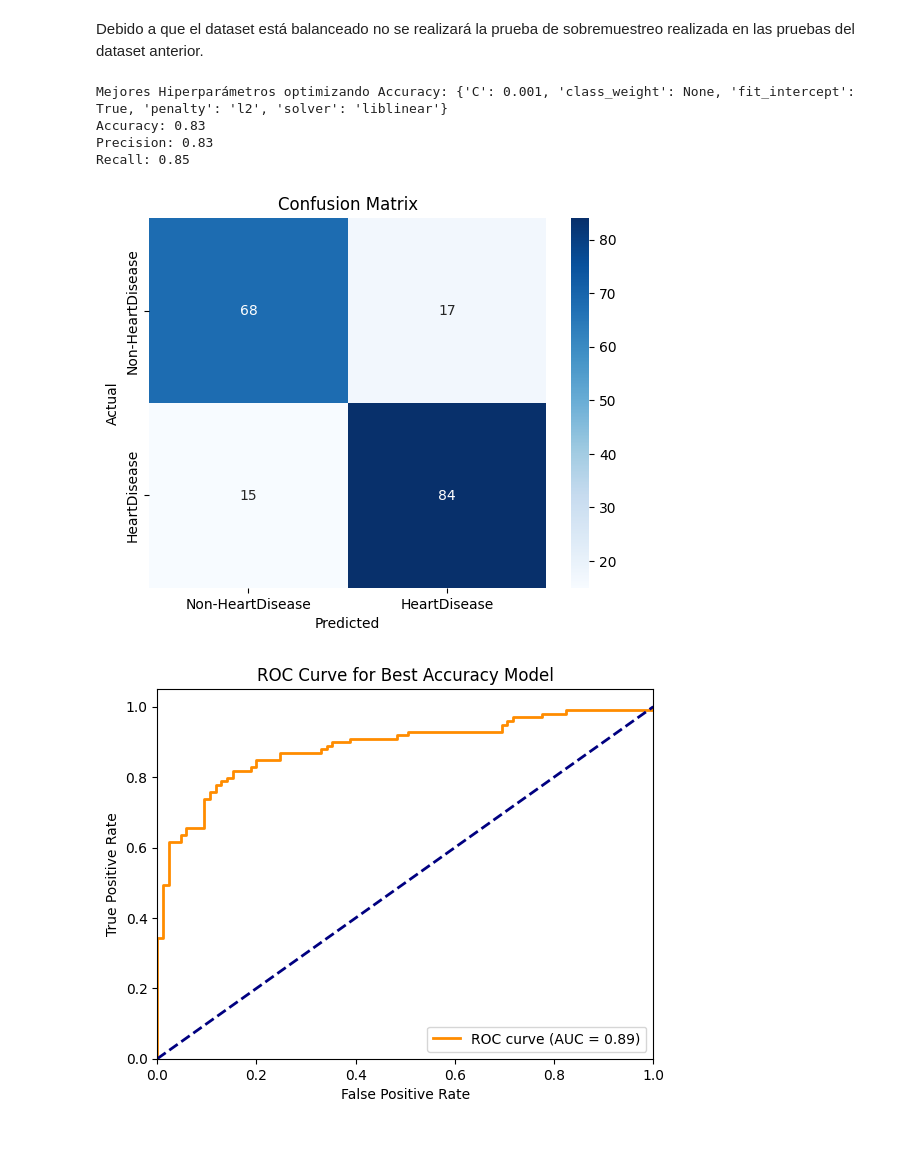
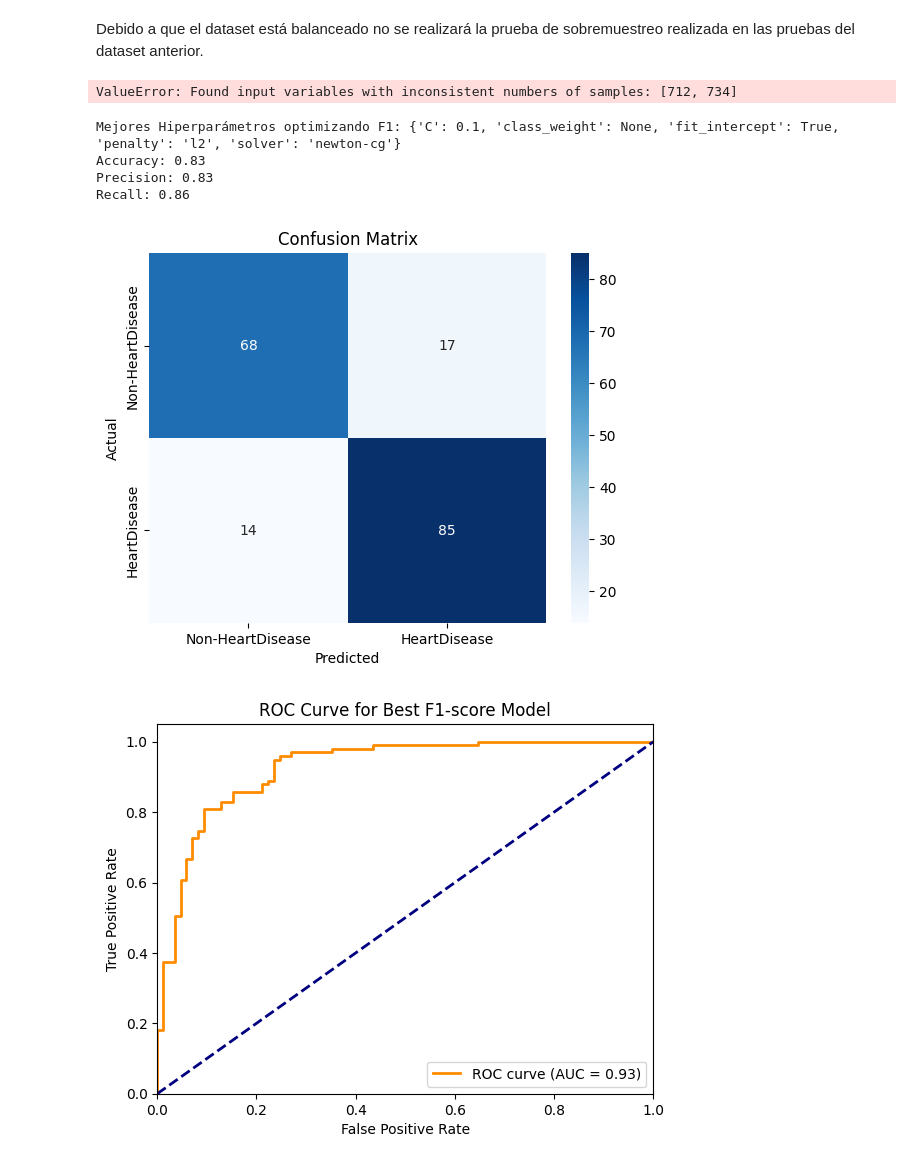
Before and after one commit to TheCsarbeat/proyecto1-IA, a Jupyter notebook: copiaFernanda.ipynb, the cells around one changed output. Saved outputs shown, nothing was run; the diff lists cells and outputs as text; code cells hidden in the pictures.

```diff
--- a/copiaFernanda.ipynb
+++ b/copiaFernanda.ipynb
@@ -1202,12 +1203,13 @@ Precision: 0.83
 Recall: 0.84
 [figure]
 # %%
-# Standardize without columns 'Sex', 'ExerciseAngina', and 'RestingECG'
+# Standardize without columns 'Sex', 'ExerciseAngina', 'ST_Slope' and 'RestingECG'
+# Estandarizar los datos
 scaler_std_no_features = StandardScaler()
-X_heart_train_no_features_std = scaler_std_no_features.fit_transform(X_heart_train_no_features)
-X_heart_test_no_features_std = scaler_std_no_features.transform(X_heart_test_no_features)
+X_heart_train_no_features_std = scaler_std_no_features.fit_transform(X_heart_train)
+X_heart_test_no_features_std = scaler_std_no_features.transform(X_heart_test)
 
-# Train Standardized without columns 'Sex', 'ExerciseAngina', and 'RestingECG'
+# Train Standardized without columns 'Sex', 'ExerciseAngina', 'ST_Slope' and 'RestingECG'
 log_reg_no_features_std = LogisticRegression(max_iter=1000)
 log_reg_no_features_std.fit(X_heart_train_no_features_std, y_heart_train)
 y_heart_pred_no_features_std = log_reg_no_features_std.predict(X_heart_test_no_features_std)
@@ -1300,7 +1303,10 @@ Debido a que el dataset está balanceado no se realizará la prueba de sobremues
 # %%
 from sklearn.model_selection import GridSearchCV
 from sklearn.metrics import roc_curve, auc
-
+from sklearn.model_selection import GridSearchCV
+from sklearn.linear_model import LogisticRegression
+from sklearn.metrics import roc_curve, auc, accuracy_score, precision_score, recall_score
+import matplotlib.pyplot as plt
 # Definir los parámetros para GridSearchCV
 param_grid_extended = {
     'C': [0.001, 0.01, 0.1, 1, 10, 100],
@@ -1312,7 +1318,7 @@ param_grid_extended = {
 
 # Búsqueda de hiperparámetros con GridSearchCV optimizando la precisión
 grid_search_acc_heart_std_no_features = GridSearchCV(
-    LogisticRegression(max_iter=10000),
+    LogisticRegression(max_iter=1000),
     param_grid_extended,
     cv=5,
     scoring='accuracy'
@@ -1352,12 +1358,62 @@ plt.title('ROC Curve for Best Accuracy Model')
 plt.legend(loc="lower right")
 plt.show()
 # %% [output]
-Mejores Hiperparámetros optimizando Accuracy: {'C': 0.001, 'class_weight': None, 'fit_intercept': True, 'penalty': 'l2', 'solver': 'liblinear'}
-Accuracy: 0.83
-Precision: 0.83
-Recall: 0.85
+ValueError: Found input variables with inconsistent numbers of samples: [712, 734]
-[figure, removed]
-[figure, removed]
+# %%
+from sklearn.metrics import f1_score
+
+param_grid_extended = {
+    'C': [0.001, 0.01, 0.1, 1, 10, 100],
+    'penalty': ['l2'],
+    'solver': ['newton-cg', 'lbfgs', 'liblinear', 'saga'],
+    'class_weight': [None, 'balanced'],
+    'fit_intercept': [True, False]
+}
+
+grid_search_f1_heart_std_no_features = GridSearchCV(
+    LogisticRegression(max_iter=1000),
+    param_grid_extended,
+    cv=5,
+    scoring='f1'
+)
+grid_search_f1_heart_std_no_features.fit(X_heart_train_no_features_std, y_heart_train)
+
+best_params_f1_heart_std_no_features = grid_search_f1_heart_std_no_features.best_params_
+best_model_f1_heart_std_no_features = grid_search_f1_heart_std_no_features.best_estimator_
+
+y_heart_pred_best_f1_std_no_features = best_model_f1_heart_std_no_features.predict(X_heart_test_no_features_std)
+
+# Calcular métricas del modelo optimizado para F1
+acc_score_f1 = accuracy_score(y_heart_test, y_heart_pred_best_f1_std_no_features)
+prec_score_f1 = precision_score(y_heart_test, y_heart_pred_best_f1_std_no_features)
+recall_score_f1 = recall_score(y_heart_test, y_heart_pred_best_f1_std_no_features)
+f1_score_f1 = f1_score(y_heart_test, y_heart_pred_best_f1_std_no_features)
+
+print("Mejores Hiperparámetros optimizando F1:", best_params_f1_heart_std_no_features)
+print_metrics(y_heart_test, y_heart_pred_best_f1_std_no_features)
+plot_confusion_matrix_Heart(y_heart_test, y_heart_pred_best_f1_std_no_features)
+
+y_heart_scores_f1 = best_model_f1_heart_std_no_features.predict_proba(X_heart_test_no_features_std)[:, 1]
+fpr_f1, tpr_f1, thresholds_f1 = roc_curve(y_heart_test, y_heart_scores_f1)
+roc_auc_f1 = auc(fpr_f1, tpr_f1)
+
+plt.figure()
+plt.plot(fpr_f1, tpr_f1, color='darkorange', lw=2, label='ROC curve (AUC = %0.2f)' % roc_auc_f1)
+plt.plot([0, 1], [0, 1], color='navy', lw=2, linestyle='--')
+plt.xlim([0.0, 1.0])
+plt.ylim([0.0, 1.05])
+plt.xlabel('False Positive Rate')
+plt.ylabel('True Positive Rate')
+plt.title('ROC Curve for Best F1-score Model')
+plt.legend(loc="lower right")
+plt.show()
+# %% [output]
+Mejores Hiperparámetros optimizando F1: {'C': 0.1, 'class_weight': None, 'fit_intercept': True, 'penalty': 'l2', 'solver': 'newton-cg'}
+Accuracy: 0.83
+Precision: 0.83
+Recall: 0.86
+[figure, added]
+[figure, added]
 # %%
 # Definir los parámetros para GridSearchCV
 param_grid_extended = {
```
Also changed, not shown: parts of 8 cells of this notebook.
